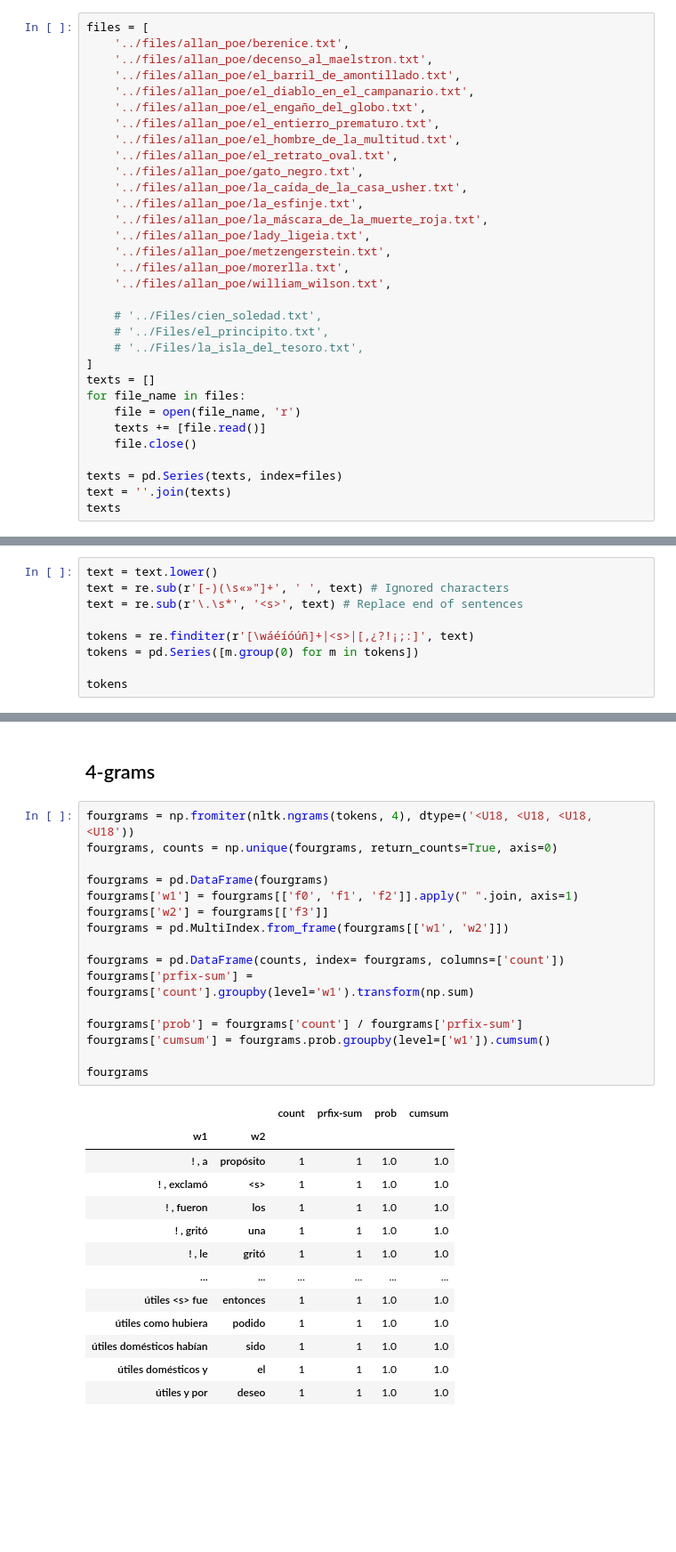
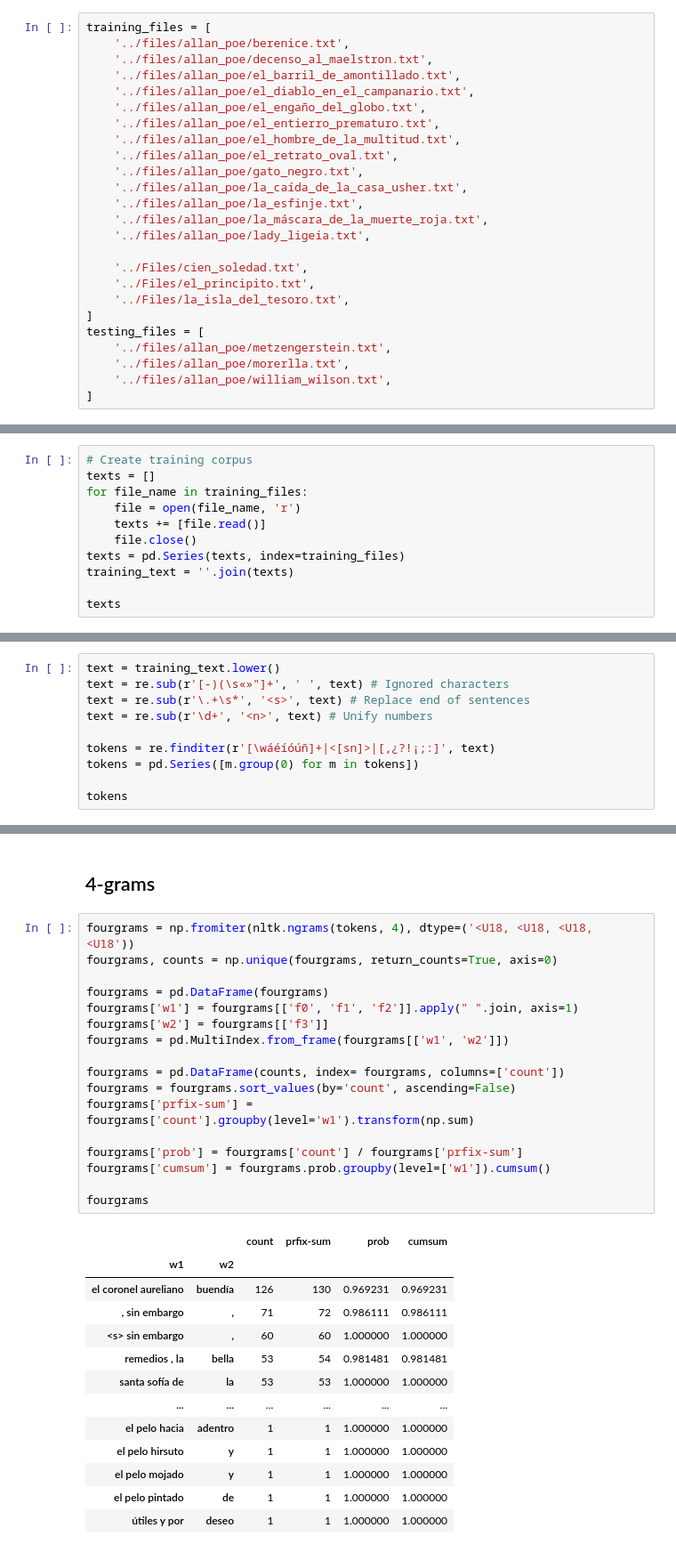
Before and after one commit to juan19932carlos/Notebooks, a Jupyter notebook: NLP/Talleres/Taller 2.ipynb, the cells around one changed output, grey strips where cells are left out. Shown at 89% size. Saved outputs shown, nothing was run; the diff lists cells and outputs as text; blank space fills up the shorter version.

```diff
--- a/NLP/Talleres/Taller 2.ipynb
+++ b/NLP/Talleres/Taller 2.ipynb
@@ -9,5 +8,5 @@ import numpy as np
 # %%
-files = [
+training_files = [
     '../files/allan_poe/berenice.txt',
     '../files/allan_poe/decenso_al_maelstron.txt',
     '../files/allan_poe/el_barril_de_amontillado.txt',
@@ -21,20 +20,13 @@ files = [
     '../files/allan_poe/la_esfinje.txt',
     '../files/allan_poe/la_máscara_de_la_muerte_roja.txt',
     '../files/allan_poe/lady_ligeia.txt',
+
+    '../Files/cien_soledad.txt',
+    '../Files/el_principito.txt',
+    '../Files/la_isla_del_tesoro.txt',
+]
+testing_files = [
     '../files/allan_poe/metzengerstein.txt',
     '../files/allan_poe/morerlla.txt',
     '../files/allan_poe/william_wilson.txt',
-
-    # '../Files/cien_soledad.txt',
-    # '../Files/el_principito.txt',
-    # '../Files/la_isla_del_tesoro.txt',
 ]
-texts = []
-for file_name in files:
-    file = open(file_name, 'r')
-    texts += [file.read()]
-    file.close()
-
-texts = pd.Series(texts, index=files)
-text = ''.join(texts)
-texts
@@ -58,0 +33,11 @@ dtype: object
+# %%
+# Create training corpus
+texts = []
+for file_name in training_files:
+    file = open(file_name, 'r')
+    texts += [file.read()]
+    file.close()
+texts = pd.Series(texts, index=training_files)
+training_text = ''.join(texts)
+
+texts
@@ -59,9 +79,10 @@ dtype: object
 # %%
-text = text.lower()
+text = training_text.lower()
 text = re.sub(r'[-)(\s«»"]+', ' ', text) # Ignored characters
-text = re.sub(r'\.\s*', '<s>', text) # Replace end of sentences
+text = re.sub(r'\.+\s*', '<s>', text) # Replace end of sentences
+text = re.sub(r'\d+', '<n>', text) # Unify numbers
 
-tokens = re.finditer(r'[\wáéíóúñ]+|<s>|[,¿?!¡;:]', text)
+tokens = re.finditer(r'[\wáéíóúñ]+|<[sn]>|[,¿?!¡;:]', text)
 tokens = pd.Series([m.group(0) for m in tokens])
 
 tokens
@@ -171,30 +195,31 @@ trigrams
 # %%
 fourgrams = np.fromiter(nltk.ngrams(tokens, 4), dtype=('<U18, <U18, <U18, <U18'))
 fourgrams, counts = np.unique(fourgrams, return_counts=True, axis=0)
 
 fourgrams = pd.DataFrame(fourgrams)
 fourgrams['w1'] = fourgrams[['f0', 'f1', 'f2']].apply(" ".join, axis=1)
 fourgrams['w2'] = fourgrams[['f3']]
 fourgrams = pd.MultiIndex.from_frame(fourgrams[['w1', 'w2']])
 
 fourgrams = pd.DataFrame(counts, index= fourgrams, columns=['count'])
+fourgrams = fourgrams.sort_values(by='count', ascending=False)
 fourgrams['prfix-sum'] = fourgrams['count'].groupby(level='w1').transform(np.sum)
 
 fourgrams['prob'] = fourgrams['count'] / fourgrams['prfix-sum']
 fourgrams['cumsum'] = fourgrams.prob.groupby(level=['w1']).cumsum()
 
 fourgrams
 # %% [output]
 |  |  | count | prfix-sum | prob | cumsum |
 | w1 | w2 |  |  |  |  |
-| ! , a | propósito | 1 | 1 | 1.0 | 1.0 |
-| ! , exclamó | <s> | 1 | 1 | 1.0 | 1.0 |
-| ! , fueron | los | 1 | 1 | 1.0 | 1.0 |
-| ! , gritó | una | 1 | 1 | 1.0 | 1.0 |
-| ! , le | gritó | 1 | 1 | 1.0 | 1.0 |
+| el coronel aureliano | buendía | 126 | 130 | 0.969231 | 0.969231 |
+| , sin embargo | , | 71 | 72 | 0.986111 | 0.986111 |
+| <s> sin embargo | , | 60 | 60 | 1.000000 | 1.000000 |
+| remedios , la | bella | 53 | 54 | 0.981481 | 0.981481 |
+| santa sofía de | la | 53 | 53 | 1.000000 | 1.000000 |
 | ... | ... | ... | ... | ... | ... |
-| útiles <s> fue | entonces | 1 | 1 | 1.0 | 1.0 |
-| útiles como hubiera | podido | 1 | 1 | 1.0 | 1.0 |
-| útiles domésticos habían | sido | 1 | 1 | 1.0 | 1.0 |
-| útiles domésticos y | el | 1 | 1 | 1.0 | 1.0 |
-| útiles y por | deseo | 1 | 1 | 1.0 | 1.0 |
+| el pelo hacia | adentro | 1 | 1 | 1.000000 | 1.000000 |
+| el pelo hirsuto | y | 1 | 1 | 1.000000 | 1.000000 |
+| el pelo mojado | y | 1 | 1 | 1.000000 | 1.000000 |
+| el pelo pintado | de | 1 | 1 | 1.000000 | 1.000000 |
+| útiles y por | deseo | 1 | 1 | 1.000000 | 1.000000 |
```
Also changed, not shown: parts of 28 cells of this notebook, 1 other file.
